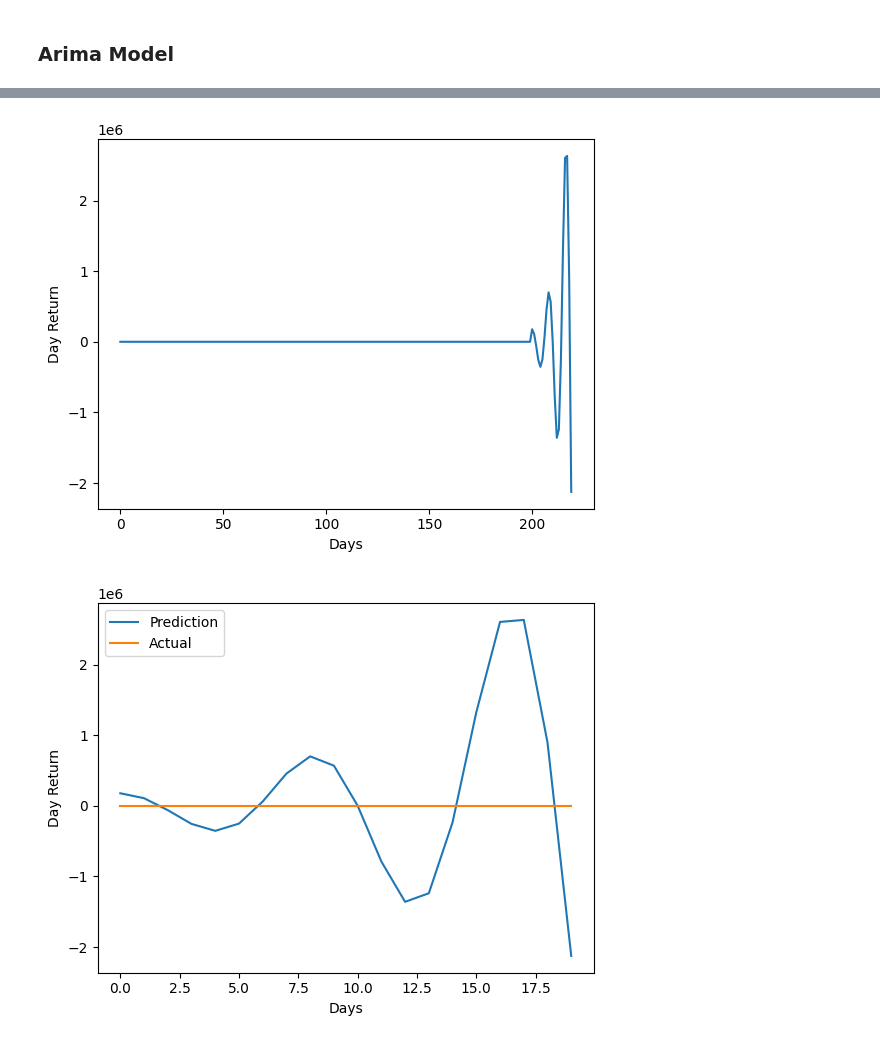
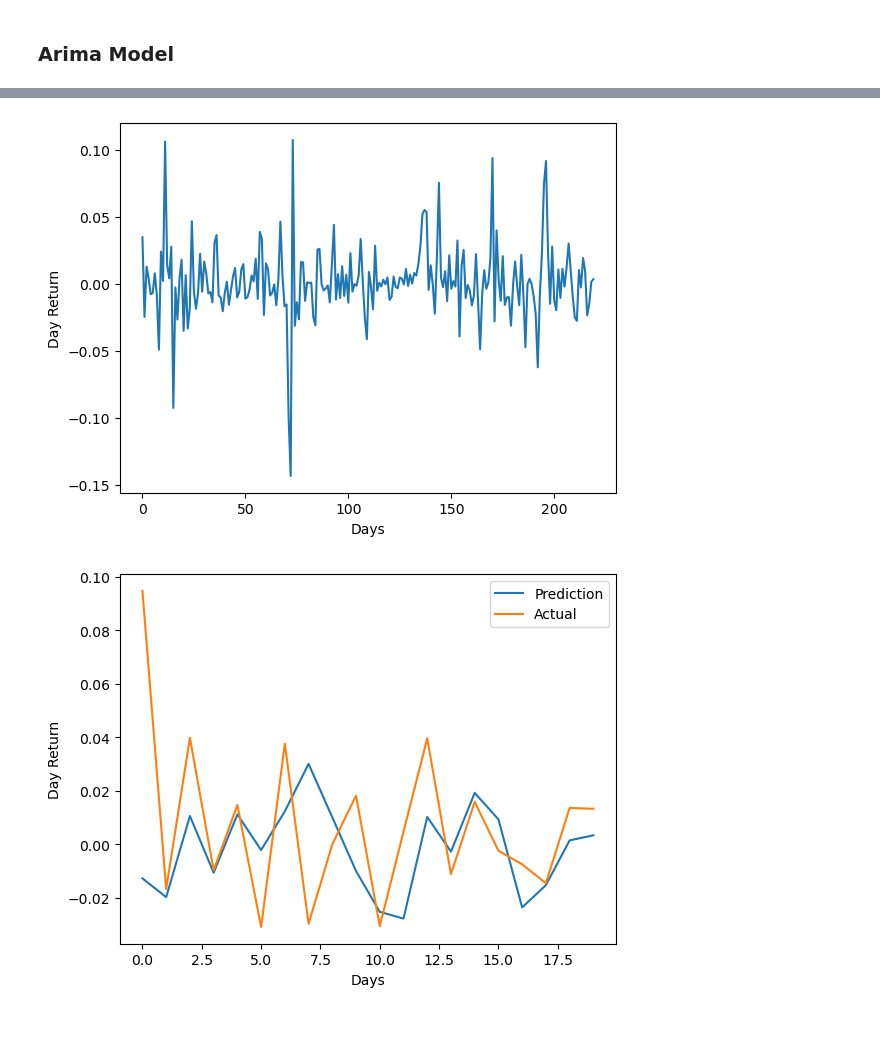
Before and after one commit to NastyVader/CryptoPortal, a Jupyter notebook: ARIMA/SPY and DIA ETF Analysis.ipynb, the cells around one changed output, grey strips where cells are left out. Drawn from its saved outputs; the diff is of its cells as text; code cells hidden in the pictures.

```diff
--- a/ARIMA/SPY and DIA ETF Analysis.ipynb
+++ b/ARIMA/SPY and DIA ETF Analysis.ipynb
@@ -81,33 +109,33 @@ f=20
 r=1
 df = pd.DataFrame(btc.loc[:, 'day_return'])
 temp = list(df['day_return'])
 l = len(temp)
 temp = temp[l-200-f:l-f]
 dr=temp
 # dr = [i-min(temp) for i in temp]
 
 
 
 for i in range(r):
-    model = ARIMA(dr, order=(100,1,5),enforce_stationarity=False, enforce_invertibility=False)
+    model = ARIMA(dr, order=(100,1,5),enforce_stationarity=True, enforce_invertibility=False)
     model_fit = model.fit()
 
     forecast = model_fit.forecast(steps=f)
     dr+=list(forecast)
 
 
 plt.plot(dr)
 
 plt.xlabel("Days")
 plt.ylabel("Day Return")
 plt.show()
 
 plt.plot(dr[-f*r:], label='Prediction')
 plt.plot(list(btc['day_return'])[-f*r:], label='Actual')
 plt.xlabel("Days")
 plt.ylabel("Day Return")
 plt.legend()
 plt.show()
 # %% [output]
-[figure, old version]
+[figure, new version]
-[figure, old version]
+[figure, new version]
```
Also changed, not shown: parts of 27 cells of this notebook.
